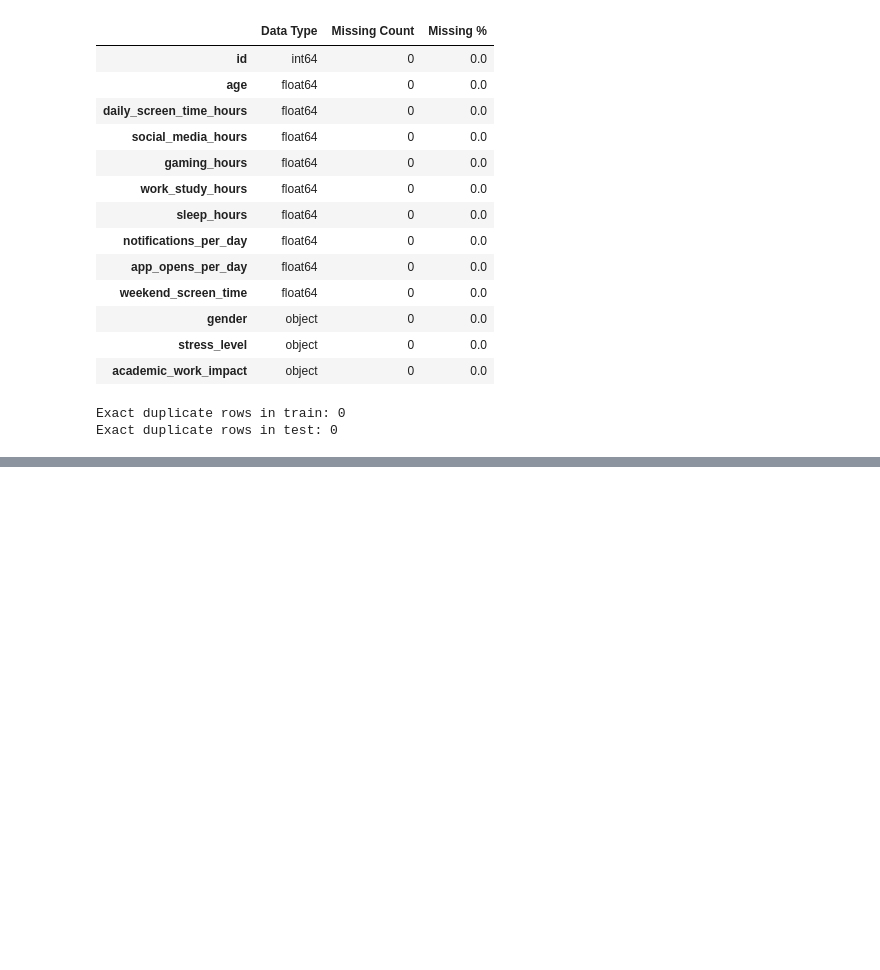
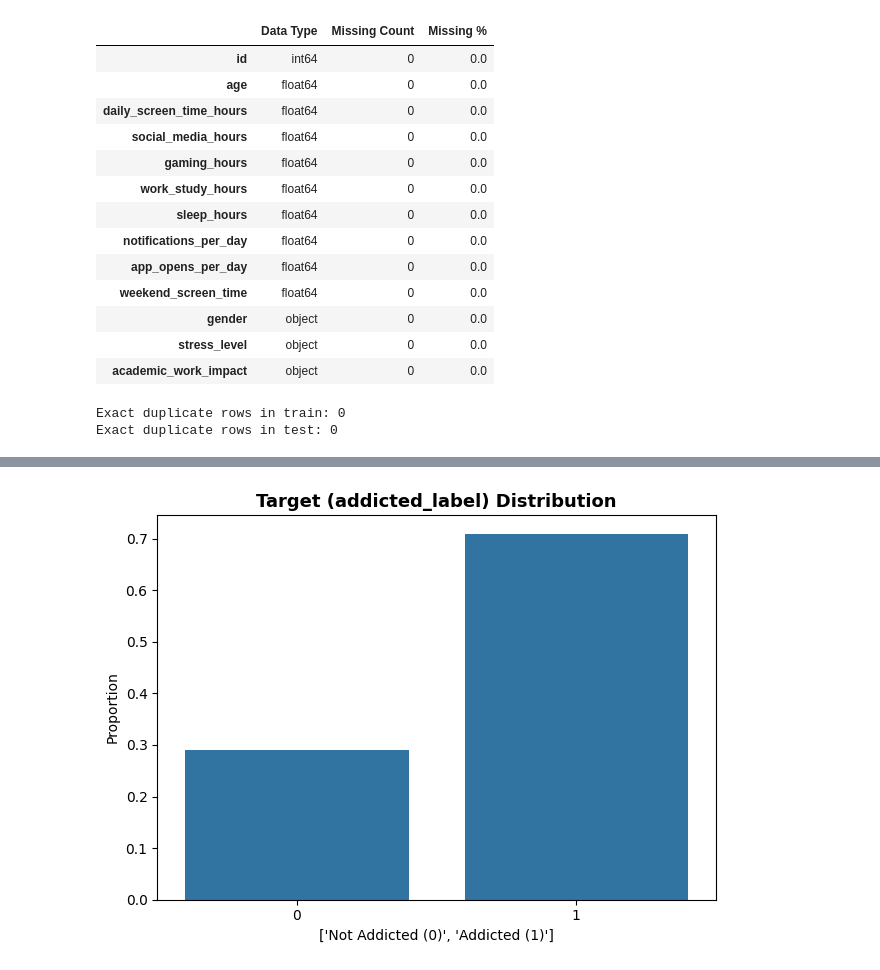
Before and after one commit to kamxsato/MIS444_Final_Project, a Jupyter notebook: 24104087_Final_Project.ipynb, the cells around one changed output, grey strips where cells are left out. Cells and saved outputs as stored; diff of their text form; code cells hidden in the pictures; blank space fills up the shorter version.

```diff
--- a/24104087_Final_Project.ipynb
+++ b/24104087_Final_Project.ipynb
@@ -356,0 +635,13 @@ Exact duplicate rows in test: 0
+# %%
+#3.1.4 Target variable distrubution
+
+target_counts = train['addicted_label'].value_counts(normalize=True)
+sns.barplot(x=target_counts.index, y=target_counts.values)
+plt.title('Target (addicted_label) Distribution', fontsize=13, fontweight='bold')
+plt.ylabel('Proportion')
+plt.xlabel(['Not Addicted (0)', 'Addicted (1)'])
+
+plt.tight_layout()
+plt.show()
+# %% [output]
+[figure, added]
```
Also changed, not shown: parts of 38 cells of this notebook.
